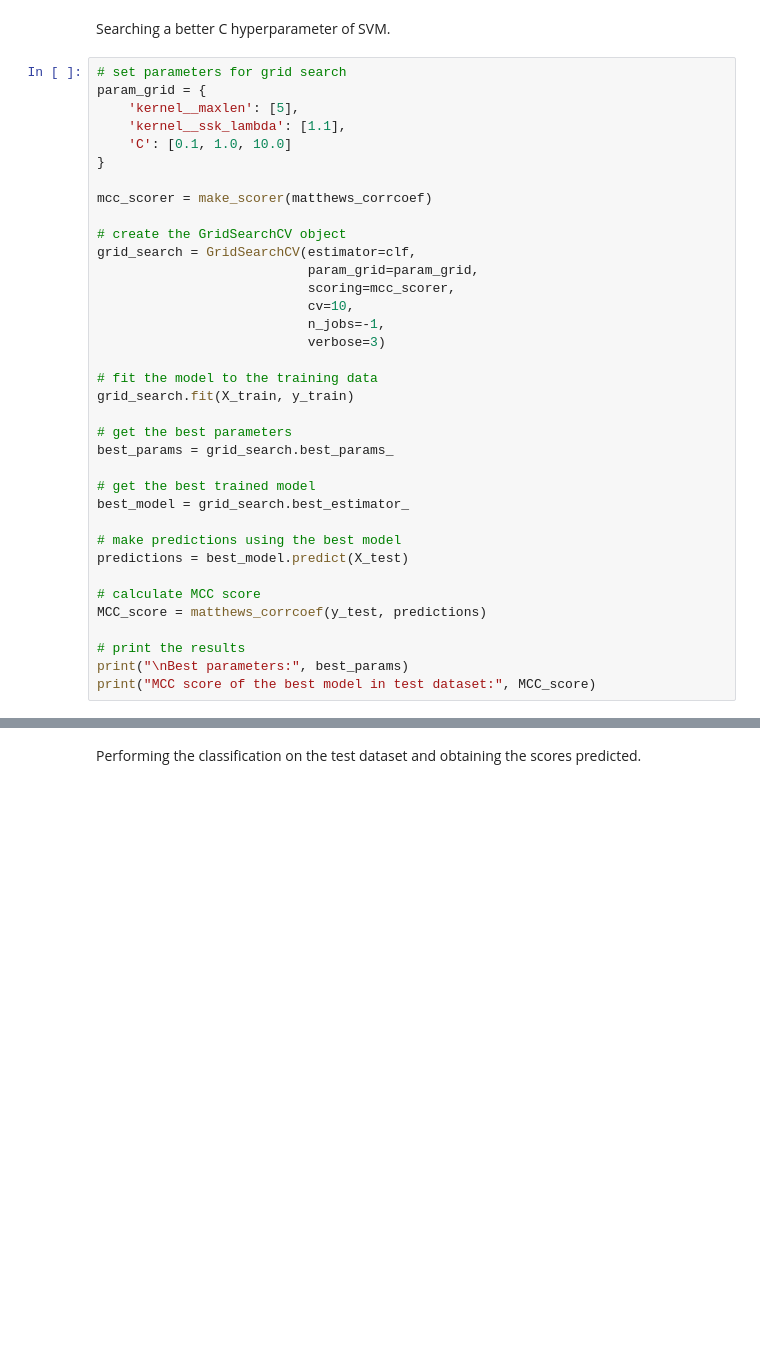
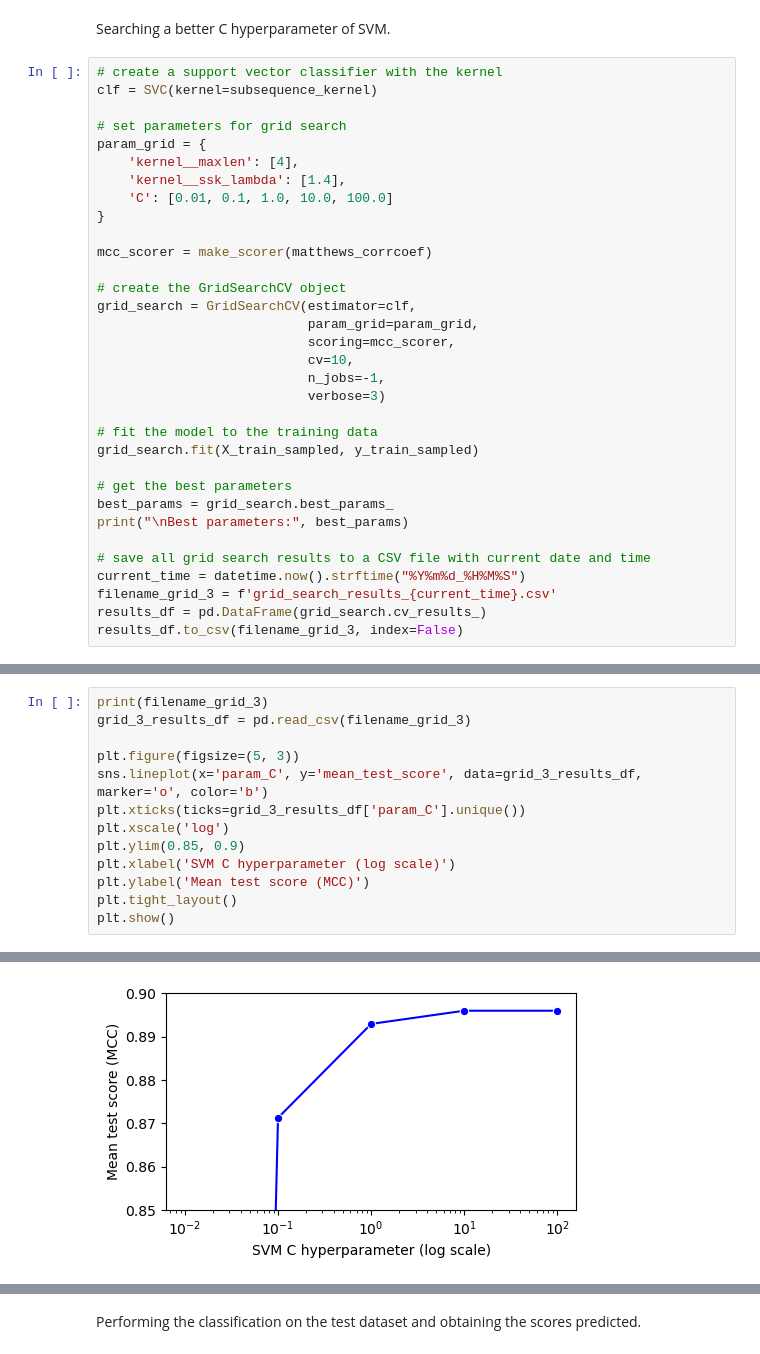
Before and after one commit to denilsonfbar/strkernels, a Jupyter notebook: docs/example_peptides_classification.ipynb, the cells around one changed output, grey strips where cells are left out. Cells and saved outputs as stored; diff of their text form; blank space fills up the shorter version.

```diff
--- a/docs/example_peptides_classification.ipynb
+++ b/docs/example_peptides_classification.ipynb
@@ -355,11 +321,14 @@ plt.show()
 # %% [markdown]
 Searching a better C hyperparameter of SVM.
 # %%
+# create a support vector classifier with the kernel
+clf = SVC(kernel=subsequence_kernel)
+
 # set parameters for grid search
 param_grid = {
-    'kernel__maxlen': [5],
-    'kernel__ssk_lambda': [1.1],
-    'C': [0.1, 1.0, 10.0]
+    'kernel__maxlen': [4],
+    'kernel__ssk_lambda': [1.4],
+    'C': [0.01, 0.1, 1.0, 10.0, 100.0]
 }
 
 mcc_scorer = make_scorer(matthews_corrcoef)
@@ -373,21 +342,15 @@ grid_search = GridSearchCV(estimator=clf,
                            verbose=3)
 
 # fit the model to the training data
-grid_search.fit(X_train, y_train)
+grid_search.fit(X_train_sampled, y_train_sampled)
 
 # get the best parameters
 best_params = grid_search.best_params_
+print("\nBest parameters:", best_params)
 
-# get the best trained model
-best_model = grid_search.best_estimator_
-
-# make predictions using the best model
-predictions = best_model.predict(X_test)
-
-# calculate MCC score
-MCC_score = matthews_corrcoef(y_test, predictions)
-
-# print the results
-print("\nBest parameters:", best_params)
-print("MCC score of the best model in test dataset:", MCC_score)
+# save all grid search results to a CSV file with current date and time
+current_time = datetime.now().strftime("%Y%m%d_%H%M%S")
+filename_grid_3 = f'grid_search_results_{current_time}.csv'
+results_df = pd.DataFrame(grid_search.cv_results_)
+results_df.to_csv(filename_grid_3, index=False)
 # %% [output]
@@ -410,0 +374,14 @@ MCC score of the best model in test dataset: 0.8945488356335536
+# %%
+print(filename_grid_3)
+grid_3_results_df = pd.read_csv(filename_grid_3)
+
+plt.figure(figsize=(5, 3))
+sns.lineplot(x='param_C', y='mean_test_score', data=grid_3_results_df, marker='o', color='b')
+plt.xticks(ticks=grid_3_results_df['param_C'].unique())
+plt.xscale('log')
+plt.ylim(0.85, 0.9)
+plt.xlabel('SVM C hyperparameter (log scale)')
+plt.ylabel('Mean test score (MCC)')
+plt.tight_layout()
+plt.show()
+# %% [output]
@@ -410,0 +389 @@ MCC score of the best model in test dataset: 0.8945488356335536
+[figure, added]
```
Also changed, not shown: parts of 30 cells of this notebook, 6 other files.
